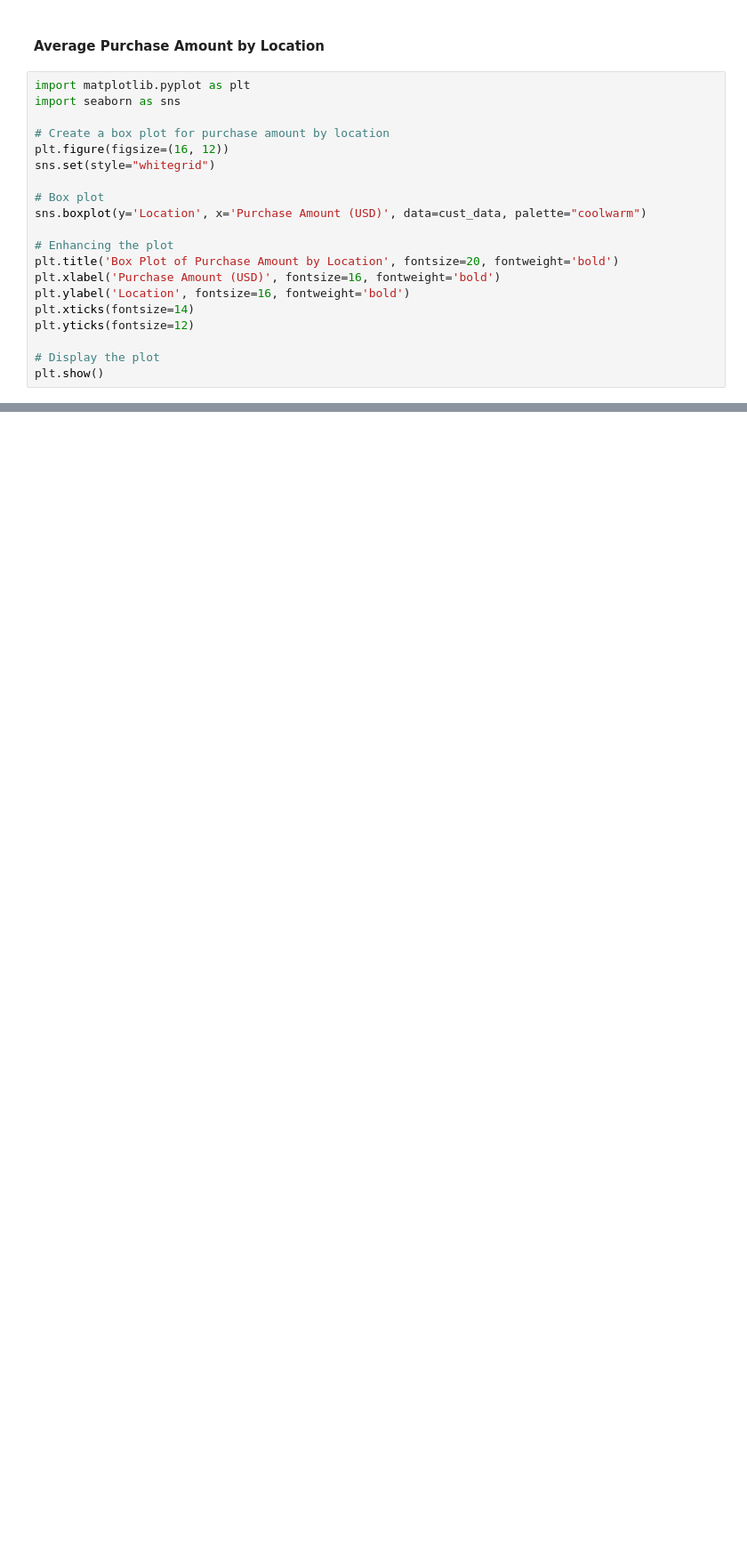
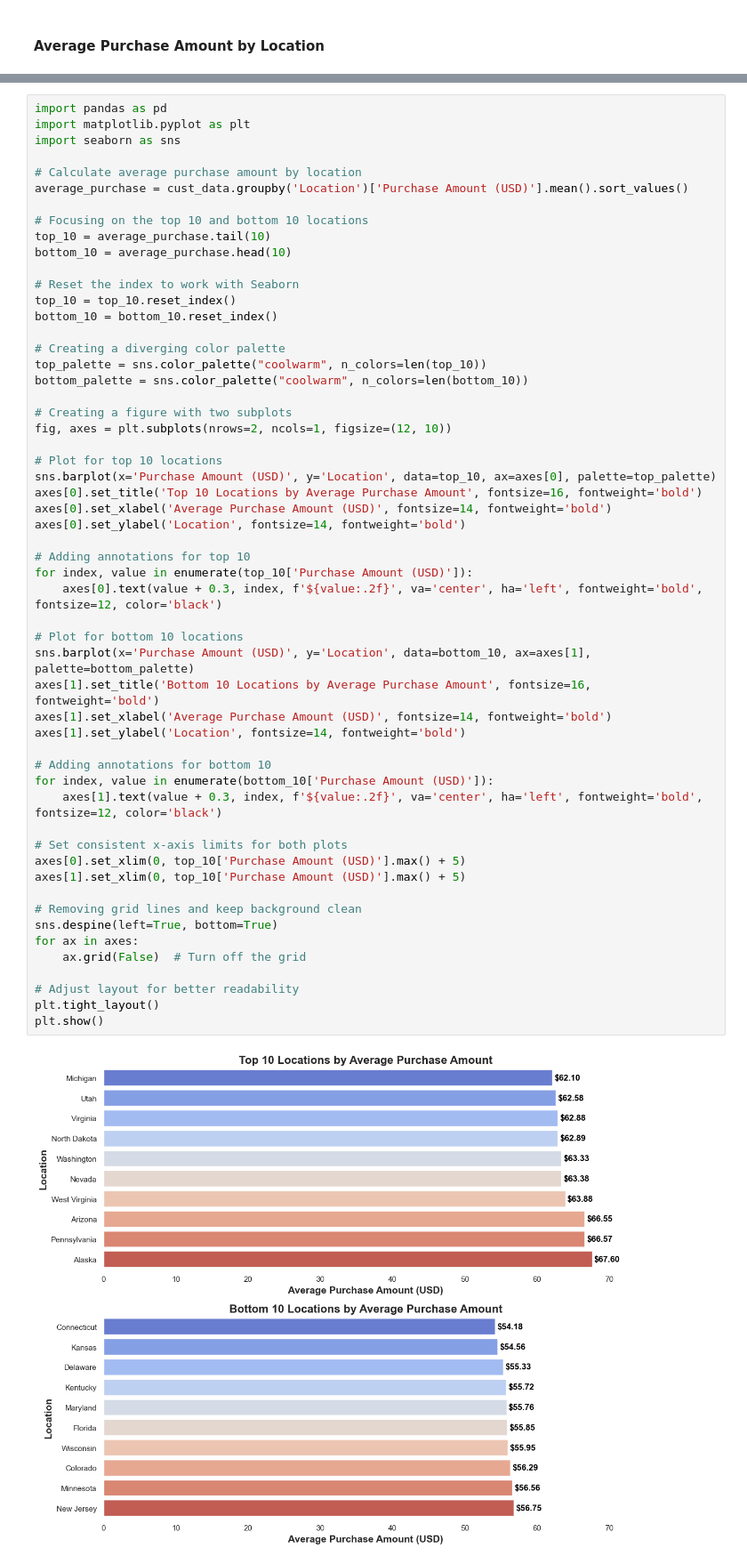
Before and after one commit to OlenaBolokhonova/team_project_2, a Jupyter notebook: src/visualization_project_part2.ipynb, the cells around one changed output, grey strips where cells are left out. Shown at 89% size. Drawn from its saved outputs; the diff is of its cells as text; blank space fills up the shorter version.

Commit message:
Adding the Python code for the visualization with the revised code for Average Purchase Amount by location

```diff
--- a/src/visualization_project_part2.ipynb
+++ b/src/visualization_project_part2.ipynb
@@ -216,23 +216,3 @@ fig.update_layout(
 fig.show()
 # %% [markdown]
 #### Average Purchase Amount by Location
-# %%
-import matplotlib.pyplot as plt
-import seaborn as sns
-
-# Create a box plot for purchase amount by location
-plt.figure(figsize=(16, 12))
-sns.set(style="whitegrid")
-
-# Box plot
-sns.boxplot(y='Location', x='Purchase Amount (USD)', data=cust_data, palette="coolwarm")
-
-# Enhancing the plot
-plt.title('Box Plot of Purchase Amount by Location', fontsize=20, fontweight='bold')
-plt.xlabel('Purchase Amount (USD)', fontsize=16, fontweight='bold')
-plt.ylabel('Location', fontsize=16, fontweight='bold')
-plt.xticks(fontsize=14)
-plt.yticks(fontsize=12)
-
-# Display the plot
-plt.show()
@@ -240,0 +219,57 @@ plt.show()
+# %%
+import pandas as pd
+import matplotlib.pyplot as plt
+import seaborn as sns
+
+# Calculate average purchase amount by location
+average_purchase = cust_data.groupby('Location')['Purchase Amount (USD)'].mean().sort_values()
+
+# Focusing on the top 10 and bottom 10 locations
+top_10 = average_purchase.tail(10)
+bottom_10 = average_purchase.head(10)
+
+# Reset the index to work with Seaborn
+top_10 = top_10.reset_index()
+bottom_10 = bottom_10.reset_index()
+
+# Creating a diverging color palette
+top_palette = sns.color_palette("coolwarm", n_colors=len(top_10))
+bottom_palette = sns.color_palette("coolwarm", n_colors=len(bottom_10))
+
+# Creating a figure with two subplots
+fig, axes = plt.subplots(nrows=2, ncols=1, figsize=(12, 10))
+
+# Plot for top 10 locations
+sns.barplot(x='Purchase Amount (USD)', y='Location', data=top_10, ax=axes[0], palette=top_palette)
+axes[0].set_title('Top 10 Locations by Average Purchase Amount', fontsize=16, fontweight='bold')
+axes[0].set_xlabel('Average Purchase Amount (USD)', fontsize=14, fontweight='bold')
+axes[0].set_ylabel('Location', fontsize=14, fontweight='bold')
+
+# Adding annotations for top 10
+for index, value in enumerate(top_10['Purchase Amount (USD)']):
+    axes[0].text(value + 0.3, index, f'${value:.2f}', va='center', ha='left', fontweight='bold', fontsize=12, color='black')
+
+# Plot for bottom 10 locations
+sns.barplot(x='Purchase Amount (USD)', y='Location', data=bottom_10, ax=axes[1], palette=bottom_palette)
+axes[1].set_title('Bottom 10 Locations by Average Purchase Amount', fontsize=16, fontweight='bold')
+axes[1].set_xlabel('Average Purchase Amount (USD)', fontsize=14, fontweight='bold')
+axes[1].set_ylabel('Location', fontsize=14, fontweight='bold')
+
+# Adding annotations for bottom 10
+for index, value in enumerate(bottom_10['Purchase Amount (USD)']):
+    axes[1].text(value + 0.3, index, f'${value:.2f}', va='center', ha='left', fontweight='bold', fontsize=12, color='black')
+
+# Set consistent x-axis limits for both plots
+axes[0].set_xlim(0, top_10['Purchase Amount (USD)'].max() + 5)
+axes[1].set_xlim(0, top_10['Purchase Amount (USD)'].max() + 5)
+
+# Removing grid lines and keep background clean
+sns.despine(left=True, bottom=True)
+for ax in axes:
+    ax.grid(False)  # Turn off the grid
+
+# Adjust layout for better readability
+plt.tight_layout()
+plt.show()
+# %% [output]
+[figure, added]
```
Also changed, not shown: parts of 2 cells of this notebook.
